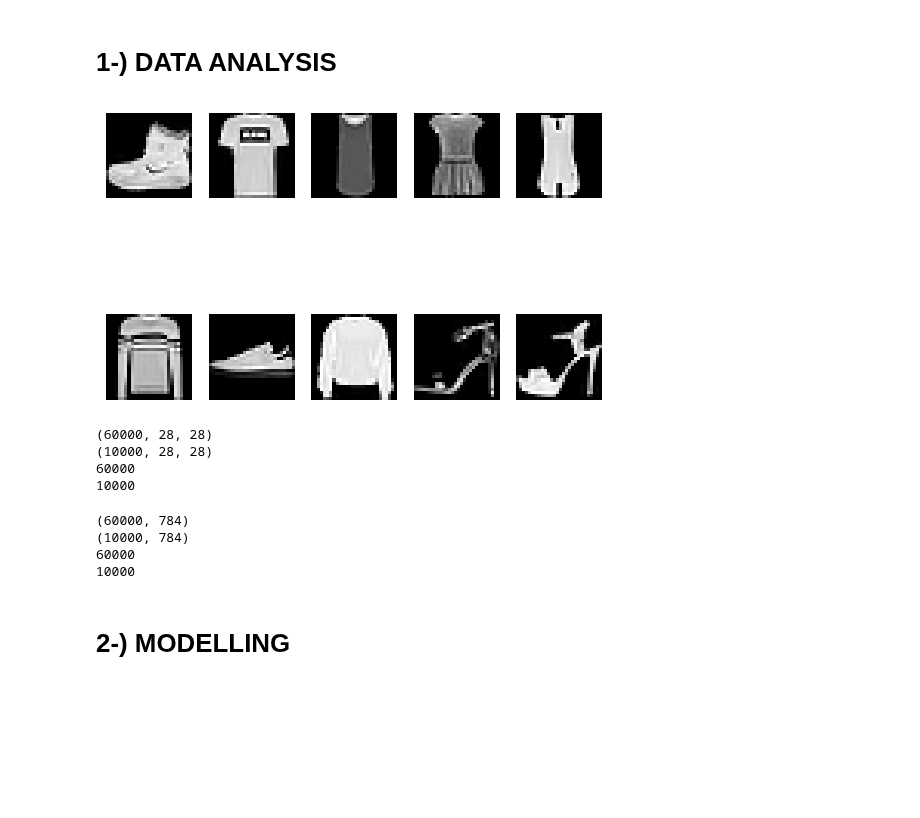
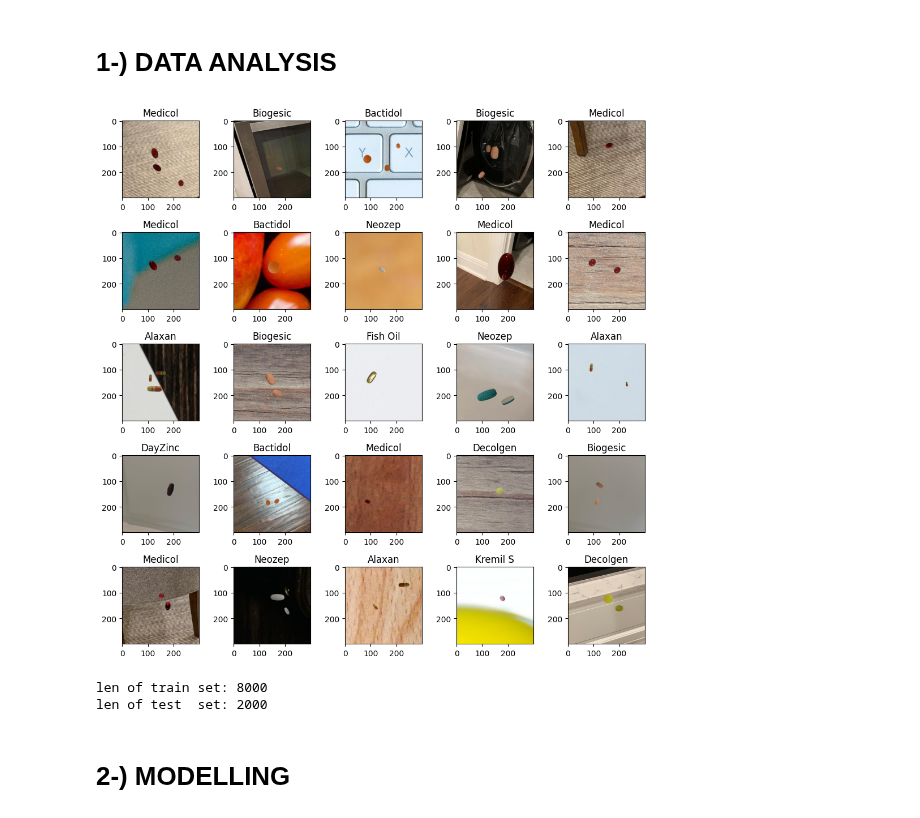
Before and after one commit to giraydorukyurt7/Data_Science-And-Artificial_Intelligence-Journeys, a Jupyter notebook: Deep_Learning/TRANSFER_LEARNING_DRUG_VISION/transfer_learning_drug_vision.ipynb, the cells around one changed output. Cells and saved outputs as stored; diff of their text form; code cells hidden in the pictures; blank space fills up the shorter version.

Commit message:
TRANSFER LEARNING - DRUG VISION 2

```diff
--- a/Deep_Learning/TRANSFER_LEARNING_DRUG_VISION/transfer_learning_drug_vision.ipynb
+++ b/Deep_Learning/TRANSFER_LEARNING_DRUG_VISION/transfer_learning_drug_vision.ipynb
@@ -25,34 +28,32 @@ X_test  = X_test.astype("float32")/255.0
-# %%
-#Visualization
-plt.figure()
-for i in range(10):
-    plt.subplot(2,5,i+1)
-    plt.imshow(X_train[i],cmap="gray")
-    plt.axis("off")
-plt.show()
-# %% [output]
-[figure, removed]
-# %%
-print(X_train.shape)
-print(X_test.shape)
-print(len(X_train))
-print(len(X_test))
-# %% [output]
-(60000, 28, 28)
-(10000, 28, 28)
-60000
-10000
-# %%
-#Flatten to vector
-X_train = X_train.reshape((len(X_train),np.prod(X_train.shape[1:])))
-X_test  = X_test.reshape((len(X_test),np.prod(X_test.shape[1:])))
-
-print(X_train.shape)
-print(X_test.shape)
-print(len(X_train))
-print(len(X_test))
-# %% [output]
-(60000, 784)
-(10000, 784)
-60000
-10000
+# %%
+#load data
+dataset = "Drug Vision/Data Combined"
+image_dir = Path(dataset)
+
+filepaths = list(image_dir.glob(r"**/*.jpg")) + list(image_dir.glob(r"**/*.png"))
+labels    = list(map(lambda x: os.path.split(os.path.split(x)[0])[1], filepaths))
+
+filepaths = pd.Series(filepaths,name="filepath").astype("str")
+labels    = pd.Series(labels,name="labels")
+
+image_df  = pd.concat([filepaths,labels],axis=1)
+# %%
+#Data Visualization
+random_index = np.random.randint(0,len(image_df),25)
+
+fig, axes = plt.subplots(nrows=5,ncols=5,figsize=(10,10))
+for i, ax in enumerate(axes.flat):
+    ax.imshow(plt.imread(image_df.filepath[random_index[i]]))
+    ax.set_title(image_df.labels[random_index[i]])
+plt.tight_layout()
+# %% [output]
+[figure, added]
+# %%
+#train test split
+train_df, test_df=train_test_split(image_df,test_size=0.2,random_state=42, shuffle=True)
+
+print(f"len of train set: {len(train_df)}")
+print(f"len of test  set: {len(test_df)}")
+# %% [output]
+len of train set: 8000
+len of test  set: 2000
```
Also changed, not shown: parts of 4 cells of this notebook.
